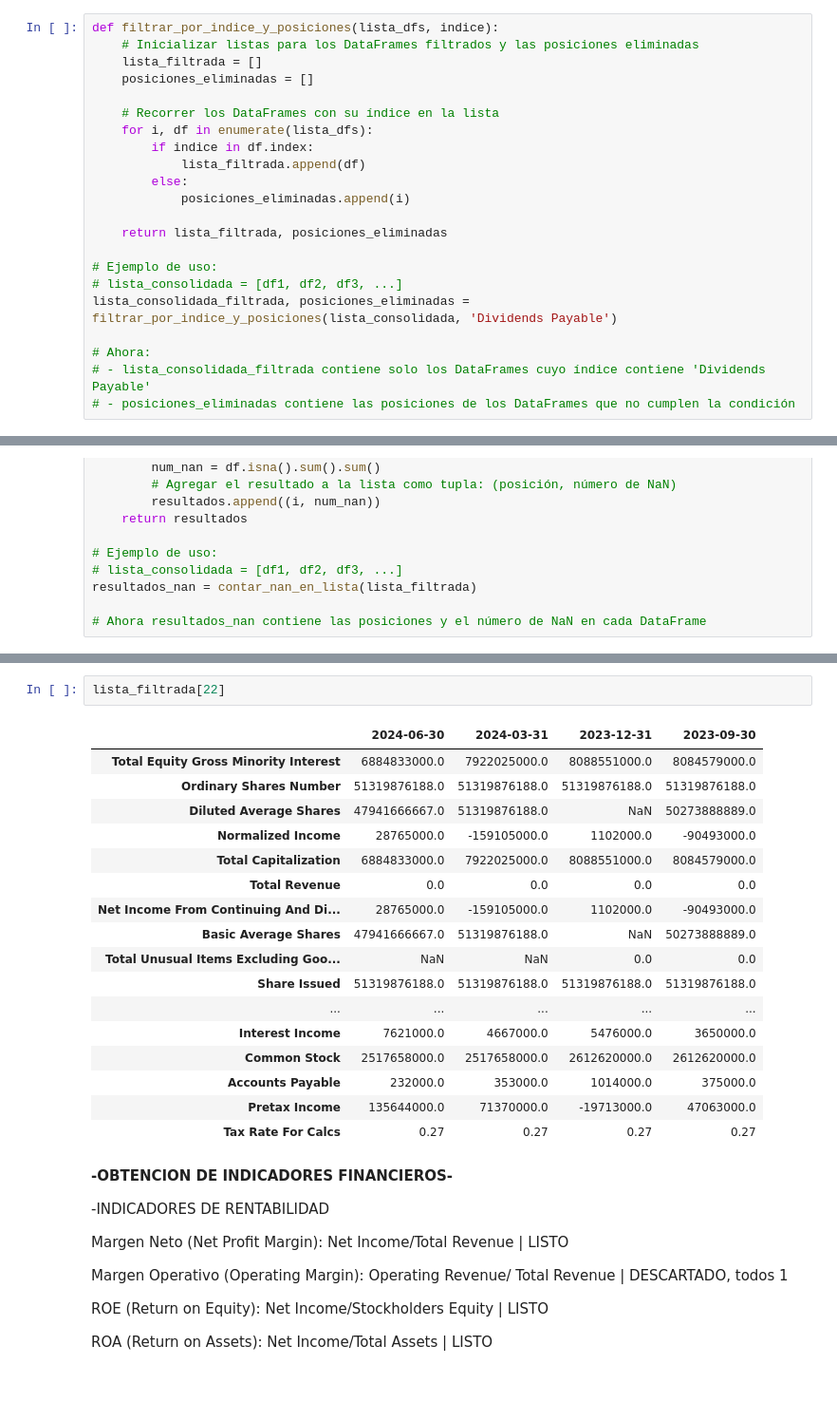
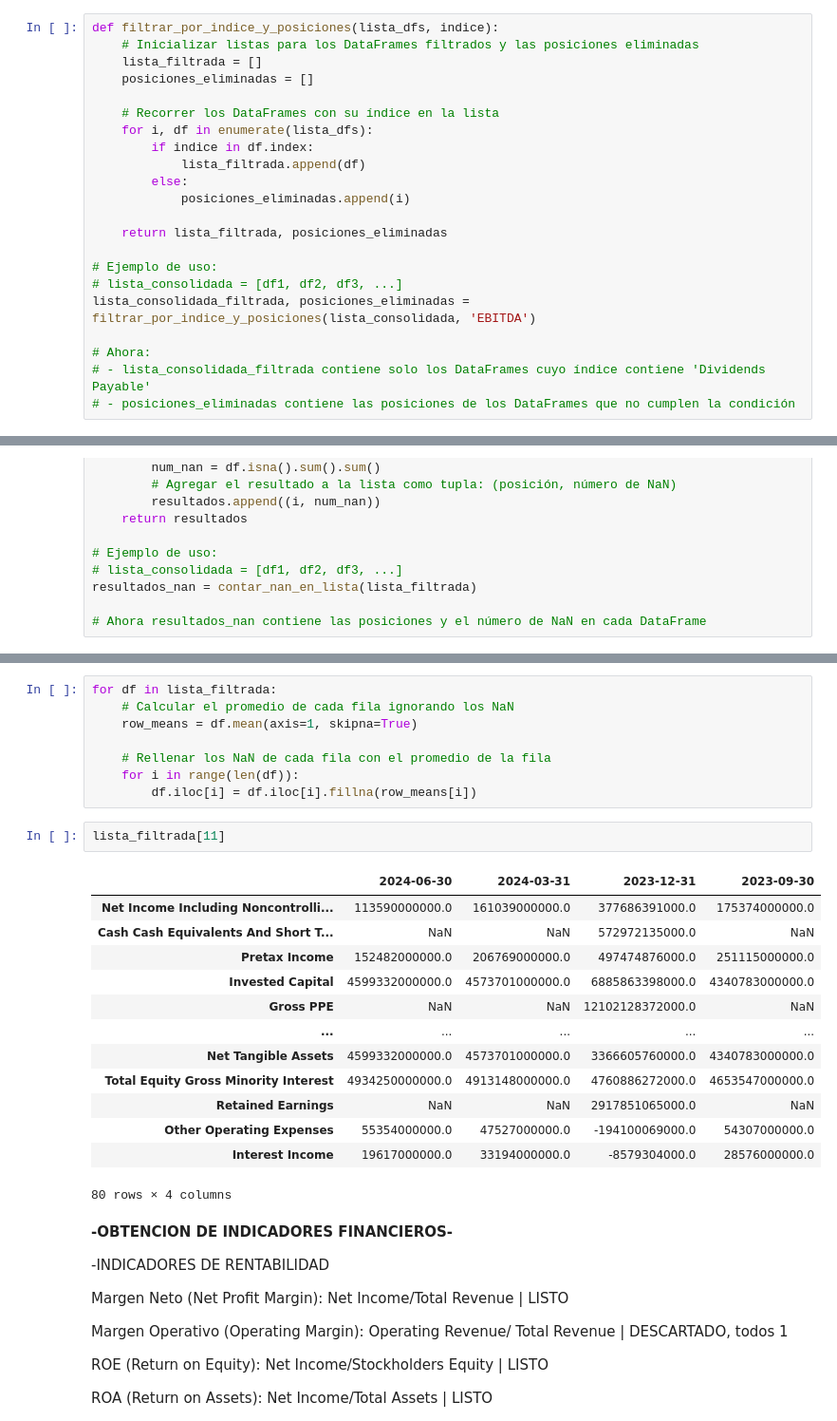
Before and after one commit to pabliacci/Finance-python, a Jupyter notebook: IPSA_data_analisis.ipynb, the cells around one changed output, grey strips where cells are left out. Shown: that part at 95% size. Drawn from its saved outputs; the diff is of its cells as text; blank space fills up the shorter version.

```diff
--- a/IPSA_data_analisis.ipynb
+++ b/IPSA_data_analisis.ipynb
@@ -376,7 +378,7 @@ def filtrar_por_indice_y_posiciones(lista_dfs, indice):
 
 # Ejemplo de uso:
 # lista_consolidada = [df1, df2, df3, ...]
-lista_consolidada_filtrada, posiciones_eliminadas = filtrar_por_indice_y_posiciones(lista_consolidada, 'Dividends Payable')
+lista_consolidada_filtrada, posiciones_eliminadas = filtrar_por_indice_y_posiciones(lista_consolidada, 'EBITDA')
 
 # Ahora:
 # - lista_consolidada_filtrada contiene solo los DataFrames cuyo índice contiene 'Dividends Payable'
@@ -513,23 +600,27 @@ resultados_nan
+# %%
+for df in lista_filtrada:
+    # Calcular el promedio de cada fila ignorando los NaN
+    row_means = df.mean(axis=1, skipna=True)
+
+    # Rellenar los NaN de cada fila con el promedio de la fila
+    for i in range(len(df)):
+        df.iloc[i] = df.iloc[i].fillna(row_means[i])
 # %%
-lista_filtrada[22]
+lista_filtrada[11]
 # %% [output]
 |  | 2024-06-30 | 2024-03-31 | 2023-12-31 | 2023-09-30 |
-| Total Equity Gross Minority Interest | 6884833000.0 | 7922025000.0 | 8088551000.0 | 8084579000.0 |
-| Ordinary Shares Number | 51319876188.0 | 51319876188.0 | 51319876188.0 | 51319876188.0 |
-| Diluted Average Shares | 47941666667.0 | 51319876188.0 | NaN | 50273888889.0 |
-| Normalized Income | 28765000.0 | -159105000.0 | 1102000.0 | -90493000.0 |
-| Total Capitalization | 6884833000.0 | 7922025000.0 | 8088551000.0 | 8084579000.0 |
-| Total Revenue | 0.0 | 0.0 | 0.0 | 0.0 |
-| Net Income From Continuing And Di... | 28765000.0 | -159105000.0 | 1102000.0 | -90493000.0 |
-| Basic Average Shares | 47941666667.0 | 51319876188.0 | NaN | 50273888889.0 |
-| Total Unusual Items Excluding Goo... | NaN | NaN | 0.0 | 0.0 |
-| Share Issued | 51319876188.0 | 51319876188.0 | 51319876188.0 | 51319876188.0 |
+| Net Income Including Noncontrolli... | 113590000000.0 | 161039000000.0 | 377686391000.0 | 175374000000.0 |
+| Cash Cash Equivalents And Short T... | NaN | NaN | 572972135000.0 | NaN |
+| Pretax Income | 152482000000.0 | 206769000000.0 | 497474876000.0 | 251115000000.0 |
+| Invested Capital | 4599332000000.0 | 4573701000000.0 | 6885863398000.0 | 4340783000000.0 |
+| Gross PPE | NaN | NaN | 12102128372000.0 | NaN |
 | ... | ... | ... | ... | ... |
-| Interest Income | 7621000.0 | 4667000.0 | 5476000.0 | 3650000.0 |
-| Common Stock | 2517658000.0 | 2517658000.0 | 2612620000.0 | 2612620000.0 |
-| Accounts Payable | 232000.0 | 353000.0 | 1014000.0 | 375000.0 |
-| Pretax Income | 135644000.0 | 71370000.0 | -19713000.0 | 47063000.0 |
-| Tax Rate For Calcs | 0.27 | 0.27 | 0.27 | 0.27 |
+| Net Tangible Assets | 4599332000000.0 | 4573701000000.0 | 3366605760000.0 | 4340783000000.0 |
+| Total Equity Gross Minority Interest | 4934250000000.0 | 4913148000000.0 | 4760886272000.0 | 4653547000000.0 |
+| Retained Earnings | NaN | NaN | 2917851065000.0 | NaN |
+| Other Operating Expenses | 55354000000.0 | 47527000000.0 | -194100069000.0 | 54307000000.0 |
+| Interest Income | 19617000000.0 | 33194000000.0 | -8579304000.0 | 28576000000.0 |
+80 rows × 4 columns
 # %% [markdown]
 **-OBTENCION DE INDICADORES FINANCIEROS-**
 
```
Also changed, not shown: parts of 24 cells of this notebook.
